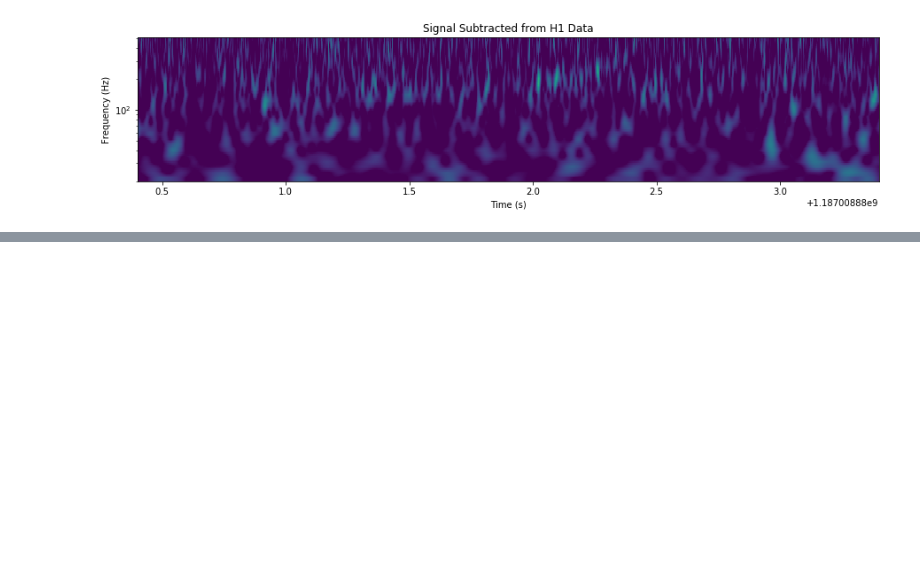
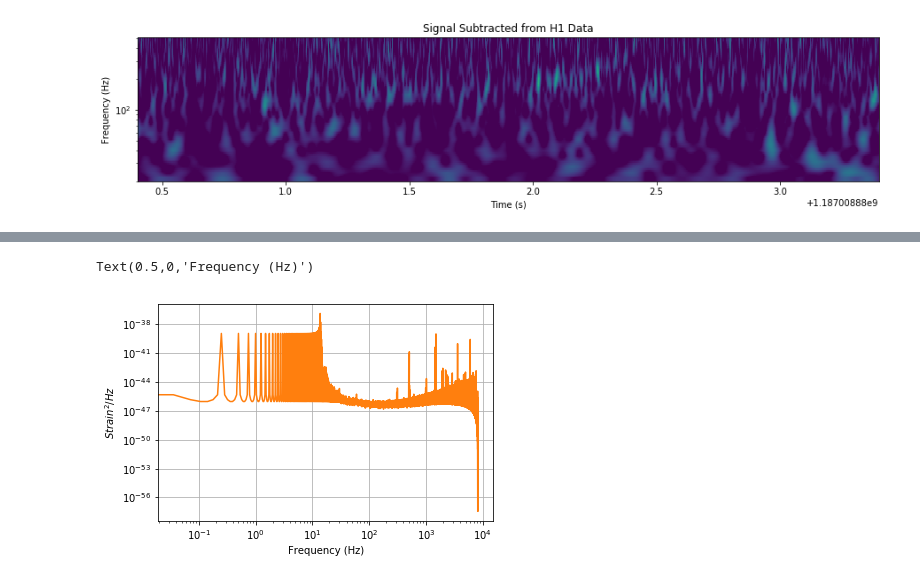
Before and after one commit to miryamrodsan/Notebook-GW, a Jupyter notebook: Generating Waveforms and Matched Filtering (GW170817).ipynb, the cells around one changed output, grey strips where cells are left out. Cells and saved outputs as stored; diff of their text form; code cells hidden in the pictures; blank space fills up the shorter version.

```diff
--- a/Generating Waveforms and Matched Filtering (GW170817).ipynb
+++ b/Generating Waveforms and Matched Filtering (GW170817).ipynb
@@ -379,0 +403,19 @@ for data, title in [(conditionedhan, 'Original H1 Data'),
+# %%
+
+# Estimate the power spectral density
+from pycbc.psd import interpolate, inverse_spectrum_truncation
+
+psdliv= conditionedliv.psd(4)
+psdliv= interpolate(psdliv, conditionedliv.delta_f)
+psdliv= inverse_spectrum_truncation(psdliv, 4 * conditionedliv.sample_rate,
+                                  low_frequency_cutoff=15)
+
+pylab.loglog(psdliv.sample_frequencies, psdliv,'tab:orange')
+pylab.grid()
+pylab.ylabel('$Strain^2 / Hz$')
+pylab.xlabel('Frequency (Hz)')
+
+#pylab.xlim(30,2048)
+# %% [output]
+Text(0.5,0,'Frequency (Hz)')
+[figure, added]
```
Also changed, not shown: parts of 21 cells of this notebook.
